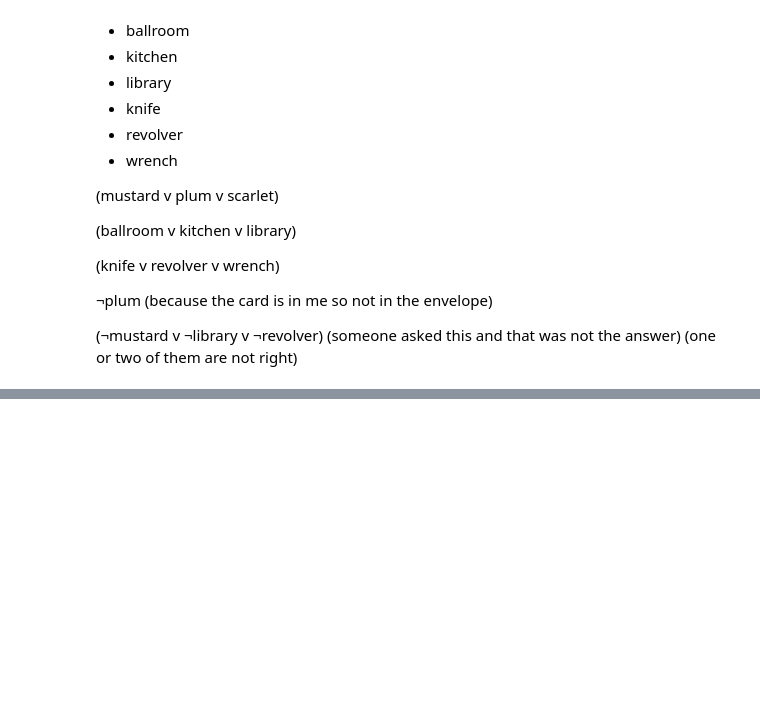
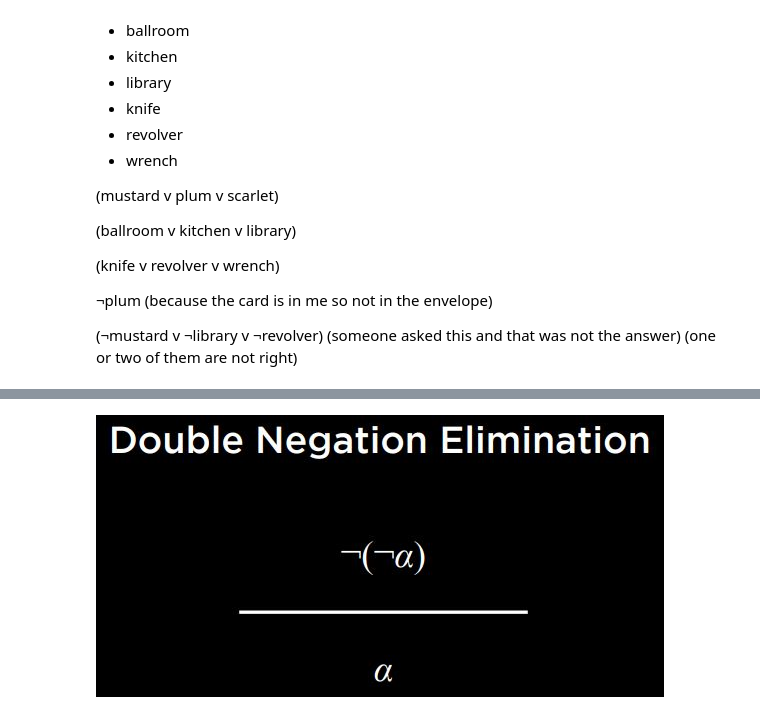
Before and after one commit to goksuko/CS50_AI, a Jupyter notebook: 01_Knowledge/Knowledge.ipynb, the cells around one changed output, grey strips where cells are left out. Cells and saved outputs as stored; diff of their text form; code cells hidden in the pictures; blank space fills up the shorter version.

```diff
--- a/01_Knowledge/Knowledge.ipynb
+++ b/01_Knowledge/Knowledge.ipynb
@@ -285,0 +276,5 @@ That's the same logic but sort of backwards. I loop over all of the houses, and
+# %%
+from IPython.display import Image
+Image(filename='double.jpg')
+# %% [output]
+[figure, added]
```
Also changed, not shown: parts of 23 cells of this notebook, 17 other files.
